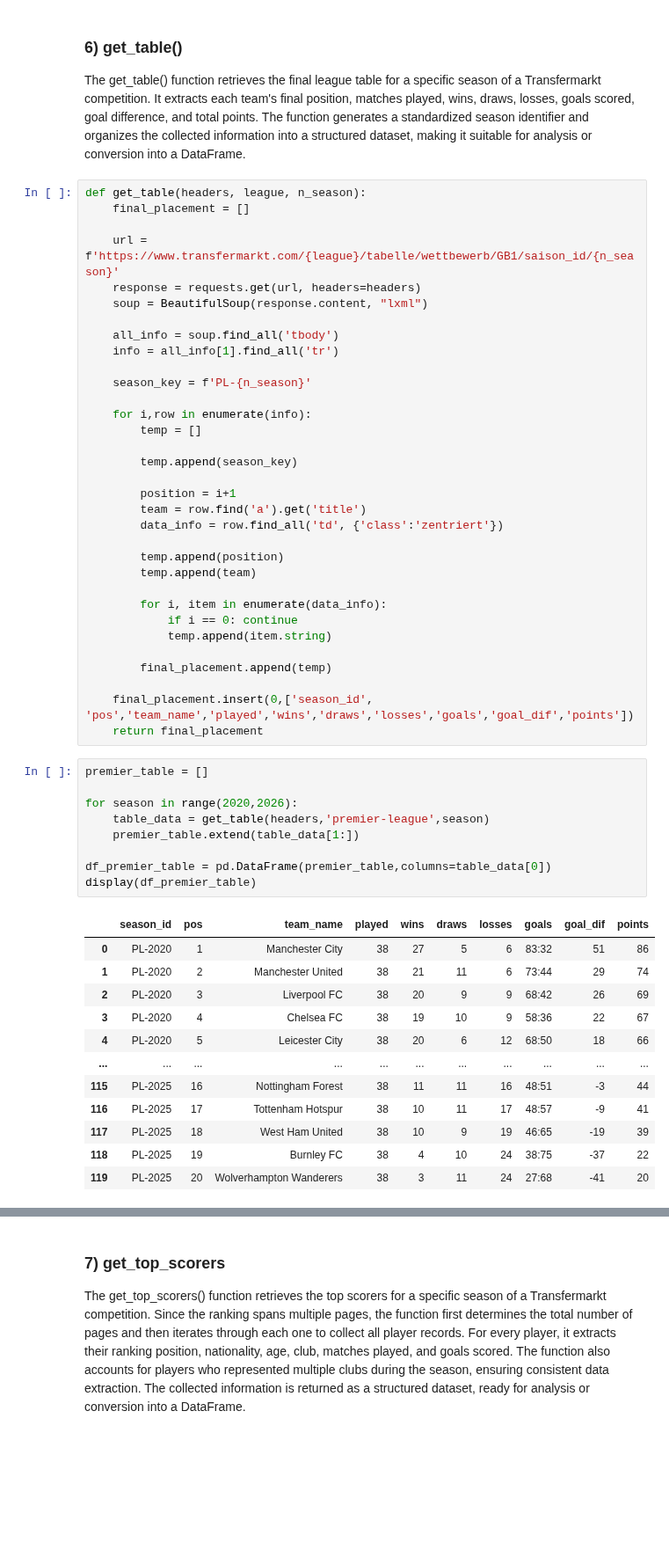
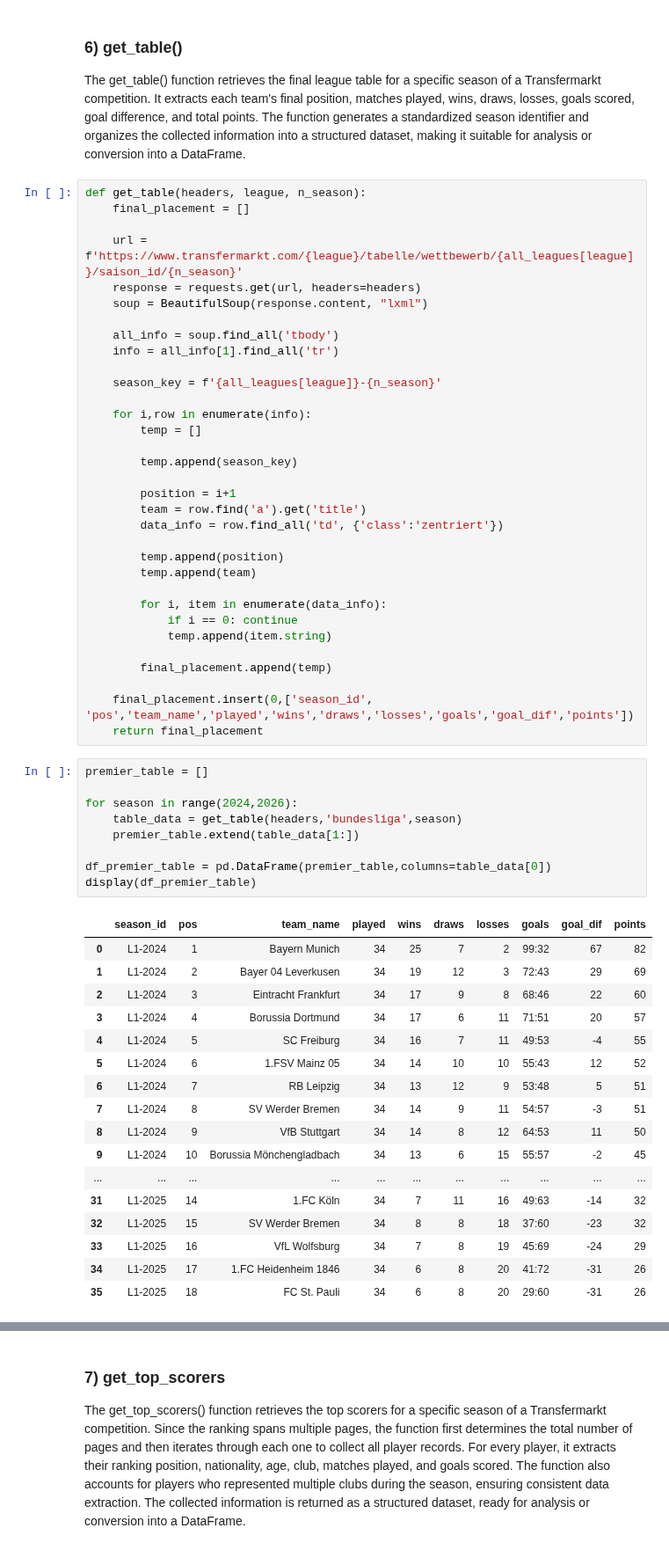
Before and after one commit to DaviGriebler/transfermarkt_scraping, a Jupyter notebook: testing scripts/scraping_examples.ipynb, the cells around one changed output, grey strips where cells are left out. Shown at 88% size. Saved outputs shown, nothing was run; the diff lists cells and outputs as text; blank space fills up the shorter version.

Commit message:
add different leagues into scraping_examples

```diff
--- a/testing scripts/scraping_examples.ipynb
+++ b/testing scripts/scraping_examples.ipynb
@@ -451,14 +472,14 @@ The get_table() function retrieves the final league table for a specific season
 def get_table(headers, league, n_season):
     final_placement = []
 
-    url = f'https://www.transfermarkt.com/{league}/tabelle/wettbewerb/GB1/saison_id/{n_season}'
+    url = f'https://www.transfermarkt.com/{league}/tabelle/wettbewerb/{all_leagues[league]}/saison_id/{n_season}'
     response = requests.get(url, headers=headers)
     soup = BeautifulSoup(response.content, "lxml")
 
     all_info = soup.find_all('tbody')
     info = all_info[1].find_all('tr')
 
-    season_key = f'PL-{n_season}'
+    season_key = f'{all_leagues[league]}-{n_season}'
 
     for i,row in enumerate(info):
         temp = []
@@ -483,22 +504,27 @@ def get_table(headers, league, n_season):
 # %%
 premier_table = []
 
-for season in range(2020,2026):
-    table_data = get_table(headers,'premier-league',season)
+for season in range(2024,2026):
+    table_data = get_table(headers,'bundesliga',season)
     premier_table.extend(table_data[1:])
 
 df_premier_table = pd.DataFrame(premier_table,columns=table_data[0])
 display(df_premier_table)
 # %% [output]
 |  | season_id | pos | team_name | played | wins | draws | losses | goals | goal_dif | points |
-| 0 | PL-2020 | 1 | Manchester City | 38 | 27 | 5 | 6 | 83:32 | 51 | 86 |
-| 1 | PL-2020 | 2 | Manchester United | 38 | 21 | 11 | 6 | 73:44 | 29 | 74 |
-| 2 | PL-2020 | 3 | Liverpool FC | 38 | 20 | 9 | 9 | 68:42 | 26 | 69 |
-| 3 | PL-2020 | 4 | Chelsea FC | 38 | 19 | 10 | 9 | 58:36 | 22 | 67 |
-| 4 | PL-2020 | 5 | Leicester City | 38 | 20 | 6 | 12 | 68:50 | 18 | 66 |
+| 0 | L1-2024 | 1 | Bayern Munich | 34 | 25 | 7 | 2 | 99:32 | 67 | 82 |
+| 1 | L1-2024 | 2 | Bayer 04 Leverkusen | 34 | 19 | 12 | 3 | 72:43 | 29 | 69 |
+| 2 | L1-2024 | 3 | Eintracht Frankfurt | 34 | 17 | 9 | 8 | 68:46 | 22 | 60 |
+| 3 | L1-2024 | 4 | Borussia Dortmund | 34 | 17 | 6 | 11 | 71:51 | 20 | 57 |
+| 4 | L1-2024 | 5 | SC Freiburg | 34 | 16 | 7 | 11 | 49:53 | -4 | 55 |
+| 5 | L1-2024 | 6 | 1.FSV Mainz 05 | 34 | 14 | 10 | 10 | 55:43 | 12 | 52 |
+| 6 | L1-2024 | 7 | RB Leipzig | 34 | 13 | 12 | 9 | 53:48 | 5 | 51 |
+| 7 | L1-2024 | 8 | SV Werder Bremen | 34 | 14 | 9 | 11 | 54:57 | -3 | 51 |
+| 8 | L1-2024 | 9 | VfB Stuttgart | 34 | 14 | 8 | 12 | 64:53 | 11 | 50 |
+| 9 | L1-2024 | 10 | Borussia Mönchengladbach | 34 | 13 | 6 | 15 | 55:57 | -2 | 45 |
 | ... | ... | ... | ... | ... | ... | ... | ... | ... | ... | ... |
-| 115 | PL-2025 | 16 | Nottingham Forest | 38 | 11 | 11 | 16 | 48:51 | -3 | 44 |
-| 116 | PL-2025 | 17 | Tottenham Hotspur | 38 | 10 | 11 | 17 | 48:57 | -9 | 41 |
-| 117 | PL-2025 | 18 | West Ham United | 38 | 10 | 9 | 19 | 46:65 | -19 | 39 |
-| 118 | PL-2025 | 19 | Burnley FC | 38 | 4 | 10 | 24 | 38:75 | -37 | 22 |
-| 119 | PL-2025 | 20 | Wolverhampton Wanderers | 38 | 3 | 11 | 24 | 27:68 | -41 | 20 |
+| 31 | L1-2025 | 14 | 1.FC Köln | 34 | 7 | 11 | 16 | 49:63 | -14 | 32 |
+| 32 | L1-2025 | 15 | SV Werder Bremen | 34 | 8 | 8 | 18 | 37:60 | -23 | 32 |
+| 33 | L1-2025 | 16 | VfL Wolfsburg | 34 | 7 | 8 | 19 | 45:69 | -24 | 29 |
+| 34 | L1-2025 | 17 | 1.FC Heidenheim 1846 | 34 | 6 | 8 | 20 | 41:72 | -31 | 26 |
+| 35 | L1-2025 | 18 | FC St. Pauli | 34 | 6 | 8 | 20 | 29:60 | -31 | 26 |
```
Also changed, not shown: parts of 5 cells of this notebook.
